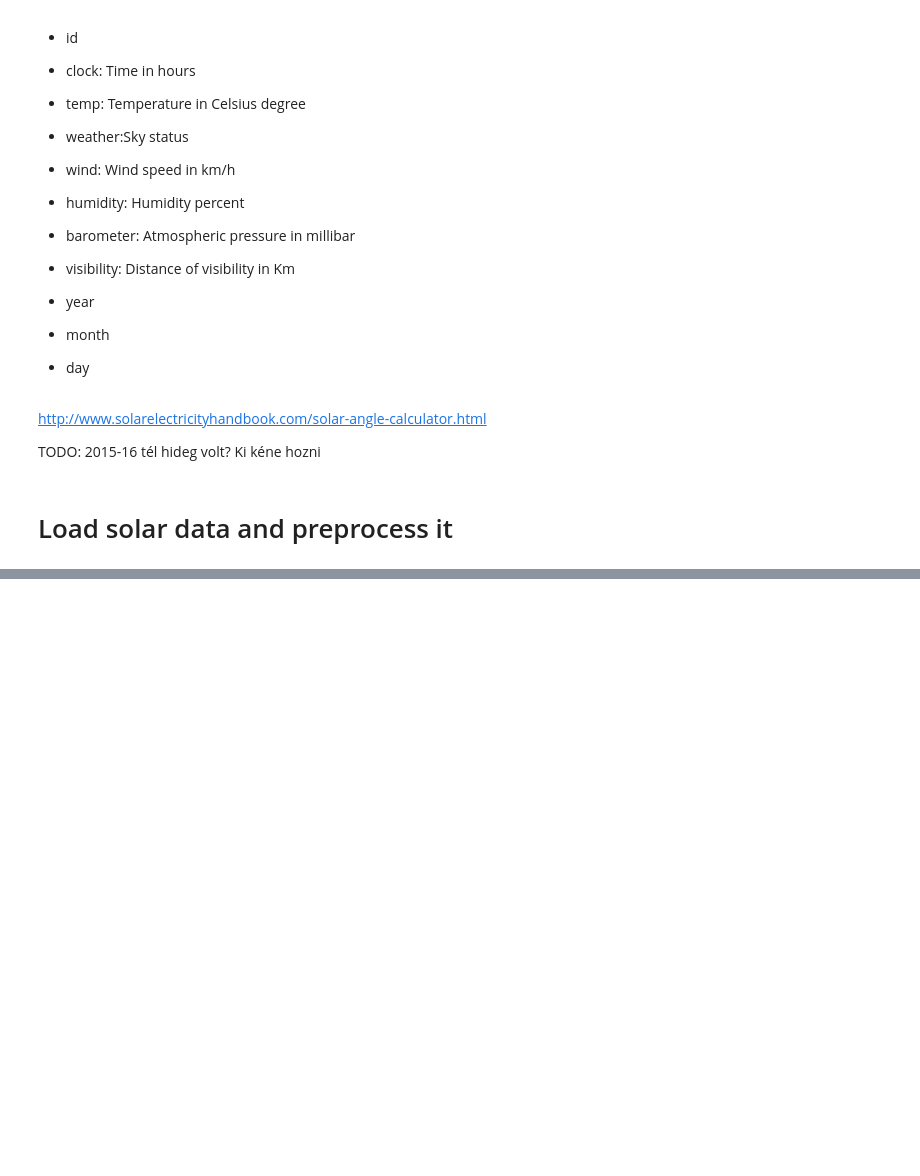
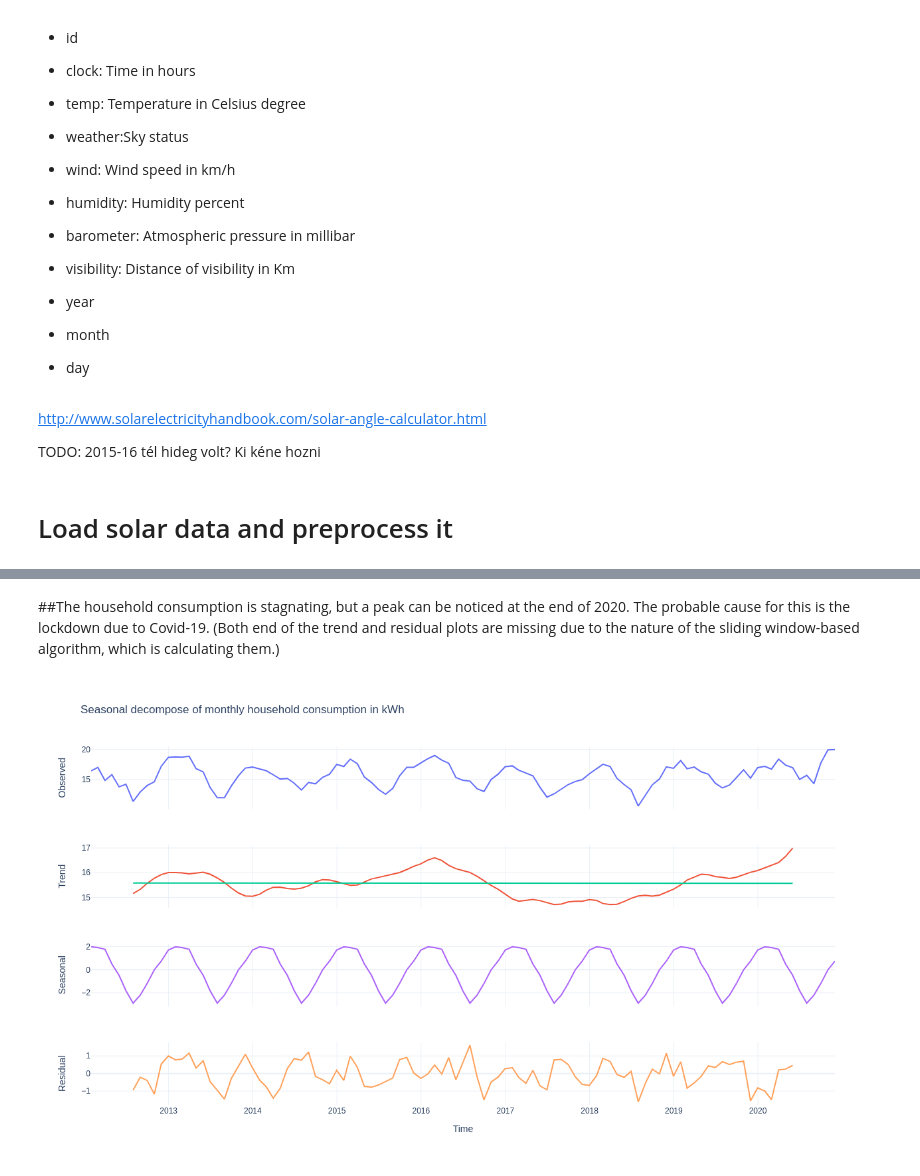
Before and after one commit to ffabi/VisualAnalysis, a Jupyter notebook: Mérési_solar_HF_AEP0TG_OZFKFP.ipynb, the cells around one changed output, grey strips where cells are left out. Drawn from its saved outputs; the diff is of its cells as text; code cells hidden in the pictures; blank space fills up the shorter version.

```diff
--- a/Mérési_solar_HF_AEP0TG_OZFKFP.ipynb
+++ b/Mérési_solar_HF_AEP0TG_OZFKFP.ipynb
@@ -139,15 +139,26 @@ TODO: 2015-16 tél hideg volt? Ki kéne hozni
 # %% [markdown]
 # Load solar data and preprocess it
 # %%
+#install latest plotly
+!pip install plotly==4.13.0 -q
+!pip install -U kaleido -q
+
 #import libraries
 import os
 import pandas as pd
 import numpy as np
 from sklearn.linear_model import LinearRegression
+import plotly
 import plotly.express as px
 import plotly.graph_objects as go
 from plotly.subplots import make_subplots
 from statsmodels.tsa.seasonal import seasonal_decompose
+import warnings
+warnings.filterwarnings("ignore", category=DeprecationWarning)
+from IPython.display import Image
+
+color='rgb(0,214,150)'
+interactive = True # set to false for exporting, use True in Colab
 
 # Download data
 os.environ['KAGGLE_USERNAME'] = "ffabian"
@@ -623,0 +236,63 @@ fig.write_html(title.replace(" ", "_") + ".html")
+# %% [markdown]
+##The household consumption is stagnating, but a peak can be noticed at the end of 2020. The probable cause for this is the lockdown due to Covid-19.
+(Both end of the trend and residual plots are missing due to the nature of the sliding window-based algorithm, which is calculating them.)
+# %%
+#@title
+title = "Seasonal decompose of monthly household consumption in kWh"
+helper = solar.set_index("date").groupby(pd.Grouper(freq='M')).mean()
+date_axis = helper.index
+
+result = seasonal_decompose(helper["consumption"],
+                            model='additive',
+                            )
+
+fig = make_subplots(rows=4, cols=1,
+                    shared_xaxes=True,
+                    vertical_spacing=0.1)
+
+fig.add_trace(go.Scatter(x=date_axis, y=result.observed),
+              row=1, col=1)
+
+fig.add_trace(go.Scatter(x=date_axis, y=result.trend),
+              row=2, col=1)
+
+y = result.trend.dropna().values
+x = np.arange(len(y))
+X, Y = x.reshape(-1,1), y.reshape(-1,1)
+fig.add_trace(go.Scatter(x=date_axis[6:],
+                         y=LinearRegression().fit(X, Y).predict(X).flatten()),
+              row=2, col=1)
+
+fig.add_trace(go.Scatter(x=date_axis, y=result.seasonal),
+              row=3, col=1)
+
+fig.add_trace(go.Scatter(x=date_axis, y=result.resid),
+              row=4, col=1)
+
+fig.update_xaxes(title_text="Time", row=4, col=1)
+fig.update_yaxes(title_text="Observed", row=1, col=1)
+fig.update_yaxes(title_text="Trend", row=2, col=1)
+fig.update_yaxes(title_text="Seasonal", row=3, col=1)
+fig.update_yaxes(title_text="Residual", row=4, col=1)
+
+fig.update_layout(
+    # height=600,
+    # width=800,
+    title_text=title,
+    template="plotly_white",
+    showlegend=False,
+
+)
+
+title = title.replace(" ", "_")
+fig.write_html(title + ".html")
+if interactive:
+    fig.show()
+else:
+    display(Image(fig.to_image(format="png",
+                               engine="kaleido",
+                               width=1280,
+                               height=720
+                               )))
+# %% [output]
+[figure, added]
```
Also changed, not shown: parts of 63 cells of this notebook.
